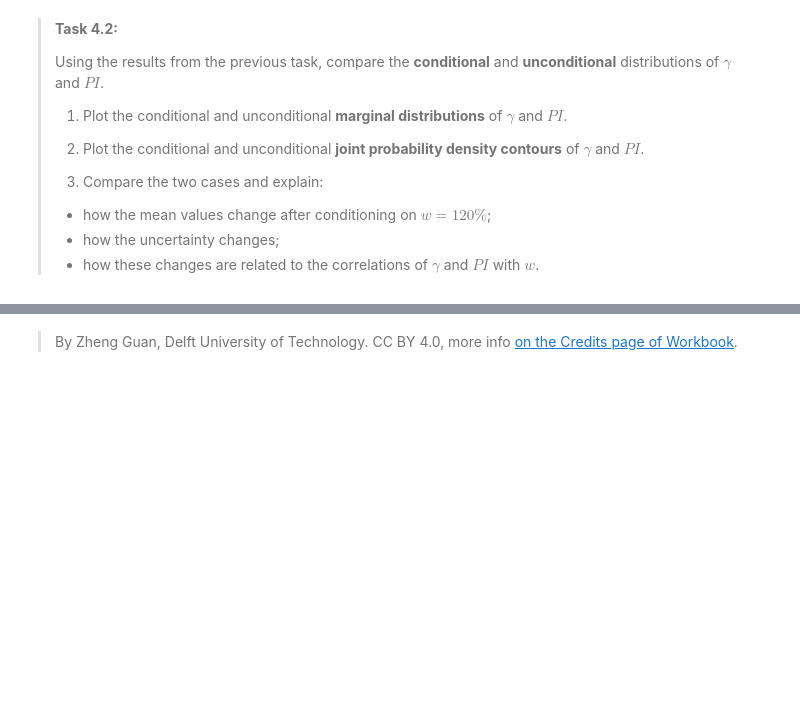
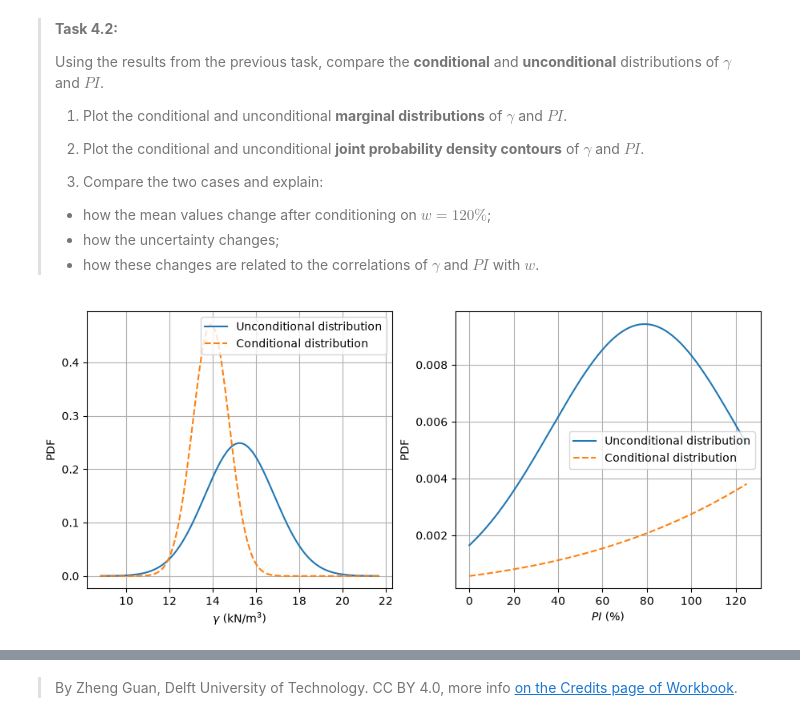
Before and after one commit to prajwalabc/GA1.5, a Jupyter notebook: Gaussian_Soil.ipynb, the cells around one changed output, grey strips where cells are left out. Saved outputs shown, nothing was run; the diff lists cells and outputs as text; code cells hidden in the pictures; blank space fills up the shorter version.

```diff
--- a/Gaussian_Soil.ipynb
+++ b/Gaussian_Soil.ipynb
@@ -332,7 +369,7 @@ a = 120.0
 # Partition the mean vector for X = [gamma, PI] and Y = w
 mu_X = np.array([
     mu[0],      # mean of gamma
-    mu[2]       # mean of PI
+    mu[2]      # mean of PI
 ])
 mu_Y = mu[1]    # mean of w
 
@@ -359,10 +396,10 @@ Sigma_YY = sigma[1, 1]
 # ---------------------------------------------------------
 
 # Conditional mean vector
-cond_mu_vector = ### YOUR CODE HERE ###
+cond_mu_vector = mu_X + (Sigma_XY * Sigma_YY**(-1) * (a - mu_Y)).T
 
 # Conditional covariance matrix
-cond_sigma_matrix = ### YOUR CODE HERE ###
+cond_sigma_matrix = Sigma_XX - (Sigma_XY * Sigma_YY**(-1) * Sigma_XY.T)
 
 # Conditional standard deviations
 cond_std = np.sqrt(np.diag(cond_sigma_matrix))
@@ -381,14 +418,22 @@ print(np.round(cond_std, 3))
 # ---------------------------------------------------------
 
 N = 100000
-cond_samples = ### YOUR CODE HERE ###
+cond_samples = multivariate_normal(mean=cond_mu_vector.flatten(), cov=cond_sigma_matrix).rvs(size=N)
 
 # ---------------------------------------------------------
 # Estimate P(gamma < 16, PI > 30 | w = 120%)
 # ---------------------------------------------------------
 
-condition = ### YOUR CODE HERE ###
-cond_prob = ### YOUR CODE HERE ###
+
+    # Check the three screening criteria simultaneously
+    #condition = samples[(samples[:, 0] < 16) & (samples[:, 1] > 80) & (samples[:, 2] > 30)]
+
+    # Estimate the probability as the proportion satisfying all three conditions
+    #prob_meeting_condition = condition.shape[0] / N
+
+
+condition = cond_samples[(cond_samples[:, 0] < 16) & (cond_samples[:, 1] > 30)]
+cond_prob = condition.shape[0] / N
 
 print(
     f'\nConditional probability '
@@ -416,9 +473,9 @@ values_gamma = np.linspace(
     200
 )
 
-uncond_γ_pdf = ### YOUR CODE HERE ###
+uncond_γ_pdf = norm.pdf(values_gamma, loc=mu[0], scale=np.sqrt(sigma[0,0]))
 
-cond_γ_pdf = ### YOUR CODE HERE ###
+cond_γ_pdf = norm.pdf(values_gamma, loc=cond_mu_vector[0][0], scale=np.sqrt(cond_sigma_matrix[0,0]))
 
 
 values_PI = np.linspace(
@@ -427,9 +484,9 @@ values_PI = np.linspace(
     200
 )
 
-uncond_PI_pdf = ### YOUR CODE HERE ###
+uncond_PI_pdf = norm.pdf(values_PI, loc=mu[1], scale=np.sqrt(sigma[1,1]))
 
-cond_PI_pdf = ### YOUR CODE HERE ###
+cond_PI_pdf = norm.pdf(values_gamma, loc=cond_mu_vector[0][1], scale=np.sqrt(cond_sigma_matrix[1,1]))
 
 
 # Plot marginal distributions
@@ -448,33 +505,35 @@ ax[0].plot(
     '--',
     label='Conditional distribution'
 )
 
 ax[0].grid()
 ax[0].set_xlabel(r'$\gamma$ (kN/m$^3$)')
 ax[0].set_ylabel('PDF')
 ax[0].legend()
 
 
 # PI
 ax[1].plot(
     values_PI,
     uncond_PI_pdf,
     label='Unconditional distribution'
 )
 
 ax[1].plot(
     values_PI,
     cond_PI_pdf,
     '--',
     label='Conditional distribution'
 )
 
 ax[1].grid()
 ax[1].set_xlabel(r'$PI$ (%)')
 ax[1].set_ylabel('PDF')
 ax[1].legend()
 
 plt.show()
+# %% [output]
+[figure, added]
 # %%
 # Compare joint conditional and unconditional distributions of γ and PI
 
```
Also changed, not shown: parts of 8 cells of this notebook.
